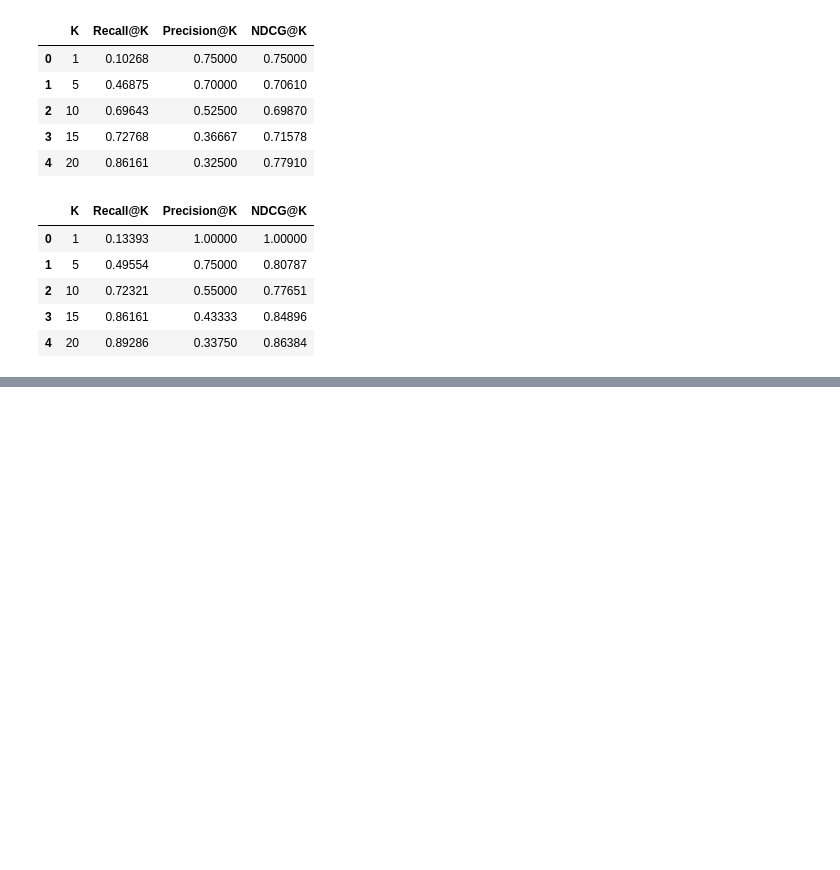
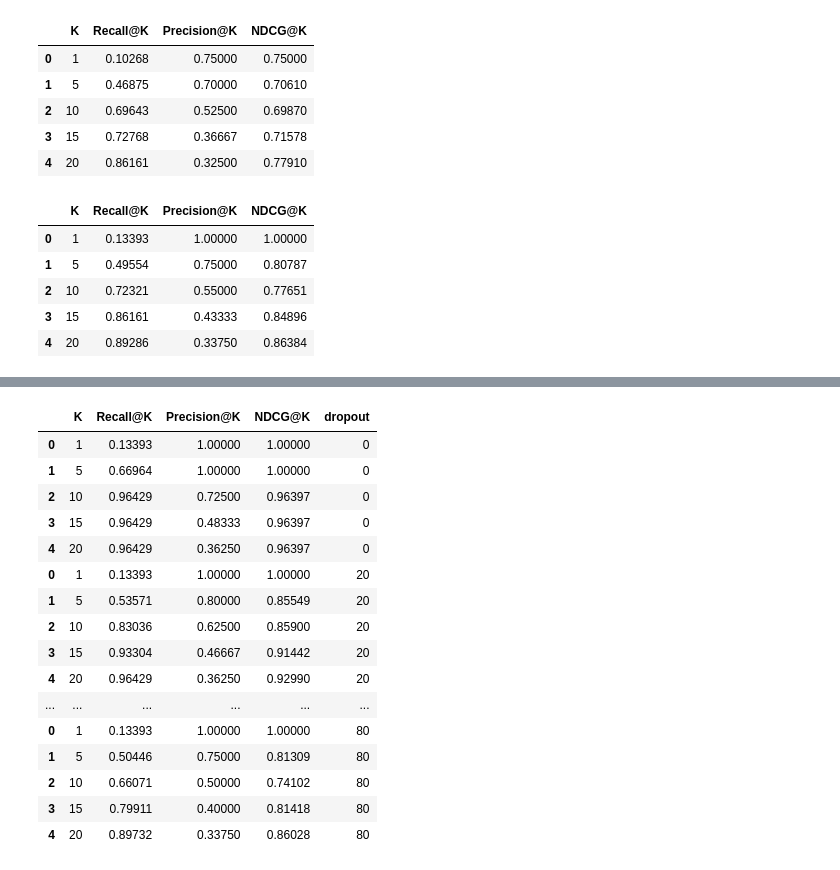
Before and after one commit to RusheelIyer/comp_lightgcn, a Jupyter notebook: test.ipynb, the cells around one changed output, grey strips where cells are left out. Saved outputs shown, nothing was run; the diff lists cells and outputs as text; code cells hidden in the pictures; blank space fills up the shorter version.

```diff
--- a/test.ipynb
+++ b/test.ipynb
@@ -253,0 +278,23 @@ plt.subplot(gs[:2, 2:]).legend()
+# %%
+# df = pd.concat([df_0, df_40, df_60, df_80])
+df = pd.concat([df_0, df_20, df_40, df_60, df_80])
+df['K'] = df['K'].astype(str)
+df
+# %% [output]
+|  | K | Recall@K | Precision@K | NDCG@K | dropout |
+| 0 | 1 | 0.13393 | 1.00000 | 1.00000 | 0 |
+| 1 | 5 | 0.66964 | 1.00000 | 1.00000 | 0 |
+| 2 | 10 | 0.96429 | 0.72500 | 0.96397 | 0 |
+| 3 | 15 | 0.96429 | 0.48333 | 0.96397 | 0 |
+| 4 | 20 | 0.96429 | 0.36250 | 0.96397 | 0 |
+| 0 | 1 | 0.13393 | 1.00000 | 1.00000 | 20 |
+| 1 | 5 | 0.53571 | 0.80000 | 0.85549 | 20 |
+| 2 | 10 | 0.83036 | 0.62500 | 0.85900 | 20 |
+| 3 | 15 | 0.93304 | 0.46667 | 0.91442 | 20 |
+| 4 | 20 | 0.96429 | 0.36250 | 0.92990 | 20 |
+| ... | ... | ... | ... | ... | ... |
+| 0 | 1 | 0.13393 | 1.00000 | 1.00000 | 80 |
+| 1 | 5 | 0.50446 | 0.75000 | 0.81309 | 80 |
+| 2 | 10 | 0.66071 | 0.50000 | 0.74102 | 80 |
+| 3 | 15 | 0.79911 | 0.40000 | 0.81418 | 80 |
+| 4 | 20 | 0.89732 | 0.33750 | 0.86028 | 80 |
```
Also changed, not shown: parts of 7 cells of this notebook, 1 other file.
